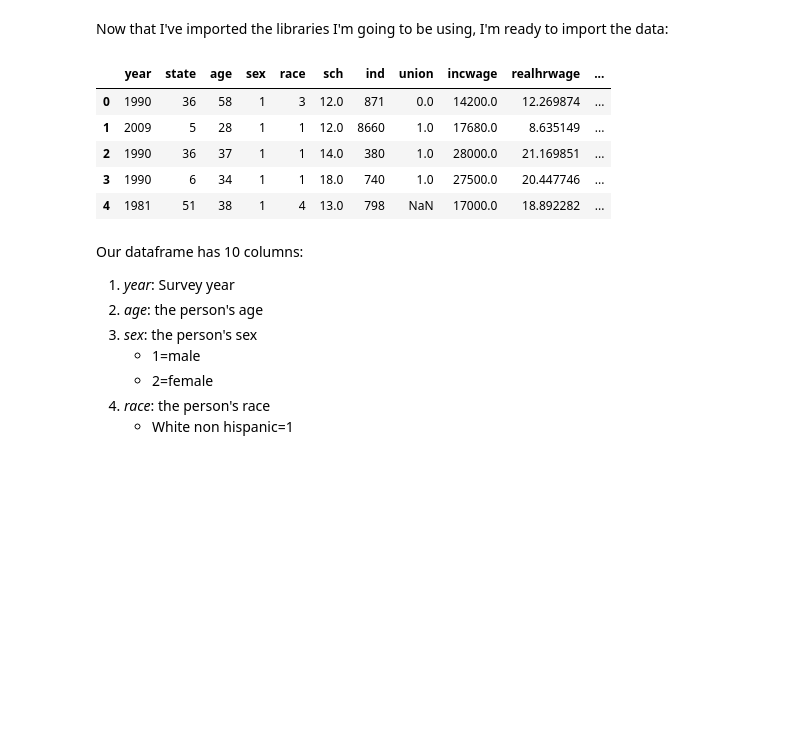
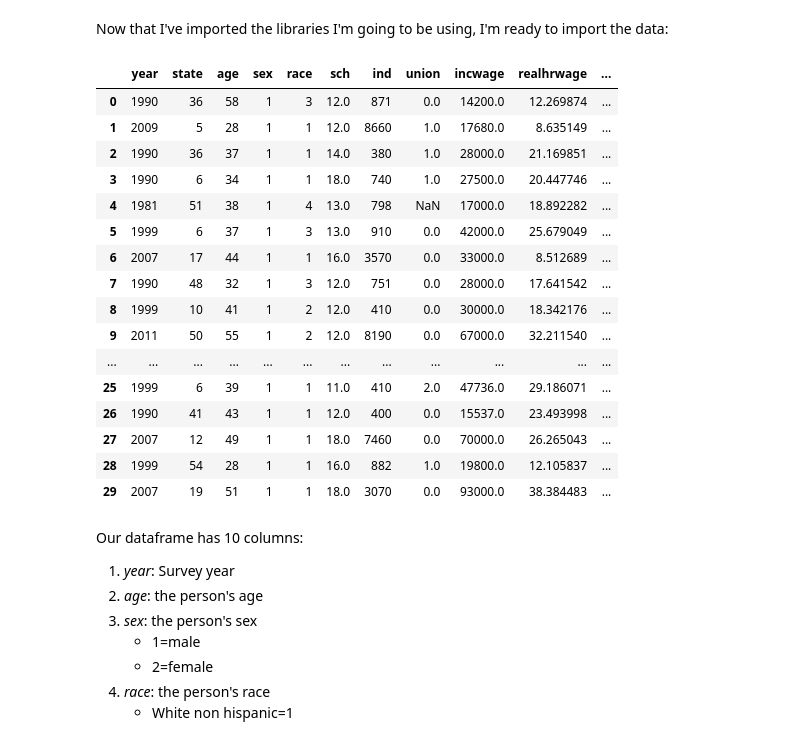
Before and after one commit to ella-tek/qm2, a Jupyter notebook: notebooks/W07. Linear Regression.ipynb, the cells around one changed output. Saved outputs shown, nothing was run; the diff lists cells and outputs as text; code cells hidden in the pictures; blank space fills up the shorter version.

```diff
--- a/notebooks/W07. Linear Regression.ipynb
+++ b/notebooks/W07. Linear Regression.ipynb
@@ -48,14 +48,25 @@ sns.set_style("white")
 Now that I've imported the libraries I'm going to be using, I'm ready to import the data:
 # %%
 df=pd.read_csv('https://storage.googleapis.com/qm2/wk7/cps.csv')
-df.head()
+df.head(30)
 # %% [output]
 |  | year | state | age | sex | race | sch | ind | union | incwage | realhrwage | ... |
 | 0 | 1990 | 36 | 58 | 1 | 3 | 12.0 | 871 | 0.0 | 14200.0 | 12.269874 | ... |
 | 1 | 2009 | 5 | 28 | 1 | 1 | 12.0 | 8660 | 1.0 | 17680.0 | 8.635149 | ... |
 | 2 | 1990 | 36 | 37 | 1 | 1 | 14.0 | 380 | 1.0 | 28000.0 | 21.169851 | ... |
 | 3 | 1990 | 6 | 34 | 1 | 1 | 18.0 | 740 | 1.0 | 27500.0 | 20.447746 | ... |
 | 4 | 1981 | 51 | 38 | 1 | 4 | 13.0 | 798 | NaN | 17000.0 | 18.892282 | ... |
+| 5 | 1999 | 6 | 37 | 1 | 3 | 13.0 | 910 | 0.0 | 42000.0 | 25.679049 | ... |
+| 6 | 2007 | 17 | 44 | 1 | 1 | 16.0 | 3570 | 0.0 | 33000.0 | 8.512689 | ... |
+| 7 | 1990 | 48 | 32 | 1 | 3 | 12.0 | 751 | 0.0 | 28000.0 | 17.641542 | ... |
+| 8 | 1999 | 10 | 41 | 1 | 2 | 12.0 | 410 | 0.0 | 30000.0 | 18.342176 | ... |
+| 9 | 2011 | 50 | 55 | 1 | 2 | 12.0 | 8190 | 0.0 | 67000.0 | 32.211540 | ... |
+| ... | ... | ... | ... | ... | ... | ... | ... | ... | ... | ... | ... |
+| 25 | 1999 | 6 | 39 | 1 | 1 | 11.0 | 410 | 2.0 | 47736.0 | 29.186071 | ... |
+| 26 | 1990 | 41 | 43 | 1 | 1 | 12.0 | 400 | 0.0 | 15537.0 | 23.493998 | ... |
+| 27 | 2007 | 12 | 49 | 1 | 1 | 18.0 | 7460 | 0.0 | 70000.0 | 26.265043 | ... |
+| 28 | 1999 | 54 | 28 | 1 | 1 | 16.0 | 882 | 1.0 | 19800.0 | 12.105837 | ... |
+| 29 | 2007 | 19 | 51 | 1 | 1 | 18.0 | 3070 | 0.0 | 93000.0 | 38.384483 | ... |
 # %% [markdown]
 Our dataframe has 10 columns:
 
```
Also changed, not shown: parts of 15 cells of this notebook.
